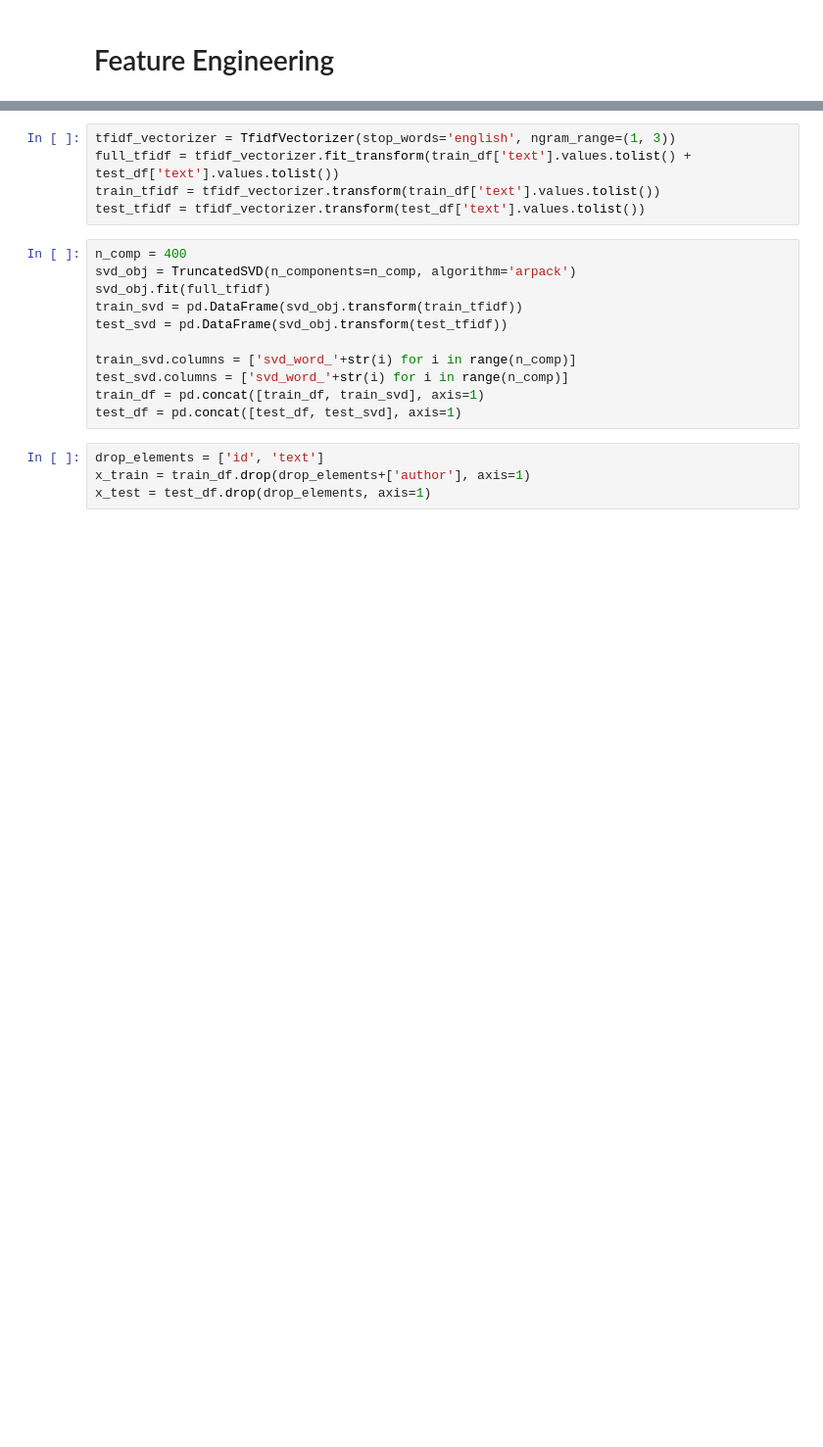
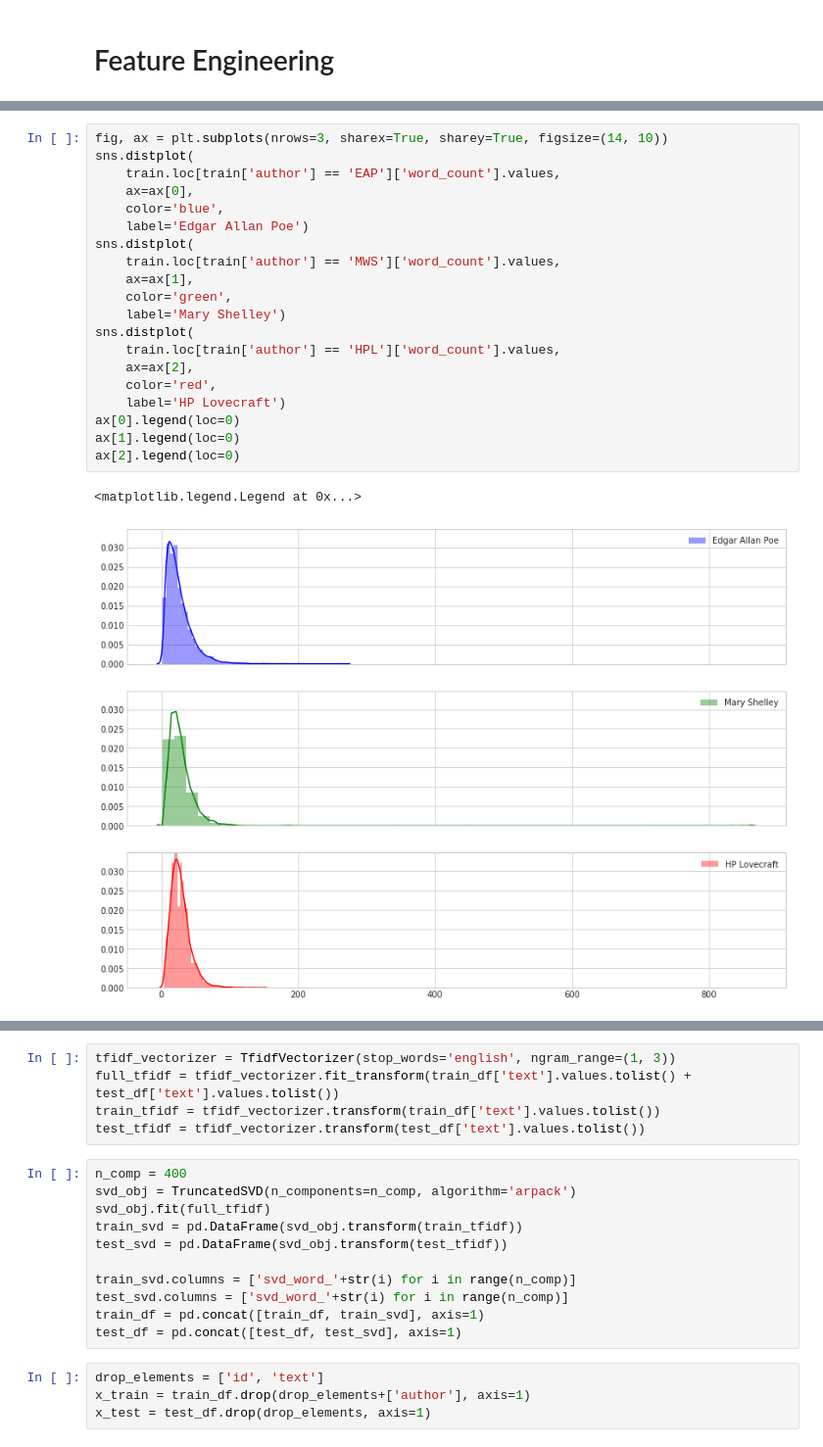
Before and after one commit to GuidoPaul/KaggleCompetitions, a Jupyter notebook: Spooky_Author_Identification/src/main.ipynb, the cells around one changed output, grey strips where cells are left out. Shown: that part at 98% size. Drawn from its saved outputs; the diff is of its cells as text; blank space fills up the shorter version.

```diff
--- a/Spooky_Author_Identification/src/main.ipynb
+++ b/Spooky_Author_Identification/src/main.ipynb
@@ -110,0 +177,23 @@ stemmer = nltk.stem.PorterStemmer()
+# %%
+fig, ax = plt.subplots(nrows=3, sharex=True, sharey=True, figsize=(14, 10))
+sns.distplot(
+    train.loc[train['author'] == 'EAP']['word_count'].values,
+    ax=ax[0],
+    color='blue',
+    label='Edgar Allan Poe')
+sns.distplot(
+    train.loc[train['author'] == 'MWS']['word_count'].values,
+    ax=ax[1],
+    color='green',
+    label='Mary Shelley')
+sns.distplot(
+    train.loc[train['author'] == 'HPL']['word_count'].values,
+    ax=ax[2],
+    color='red',
+    label='HP Lovecraft')
+ax[0].legend(loc=0)
+ax[1].legend(loc=0)
+ax[2].legend(loc=0)
+# %% [output]
+<matplotlib.legend.Legend at 0x...>
+[figure, added]
```
Also changed, not shown: parts of 33 cells of this notebook.
